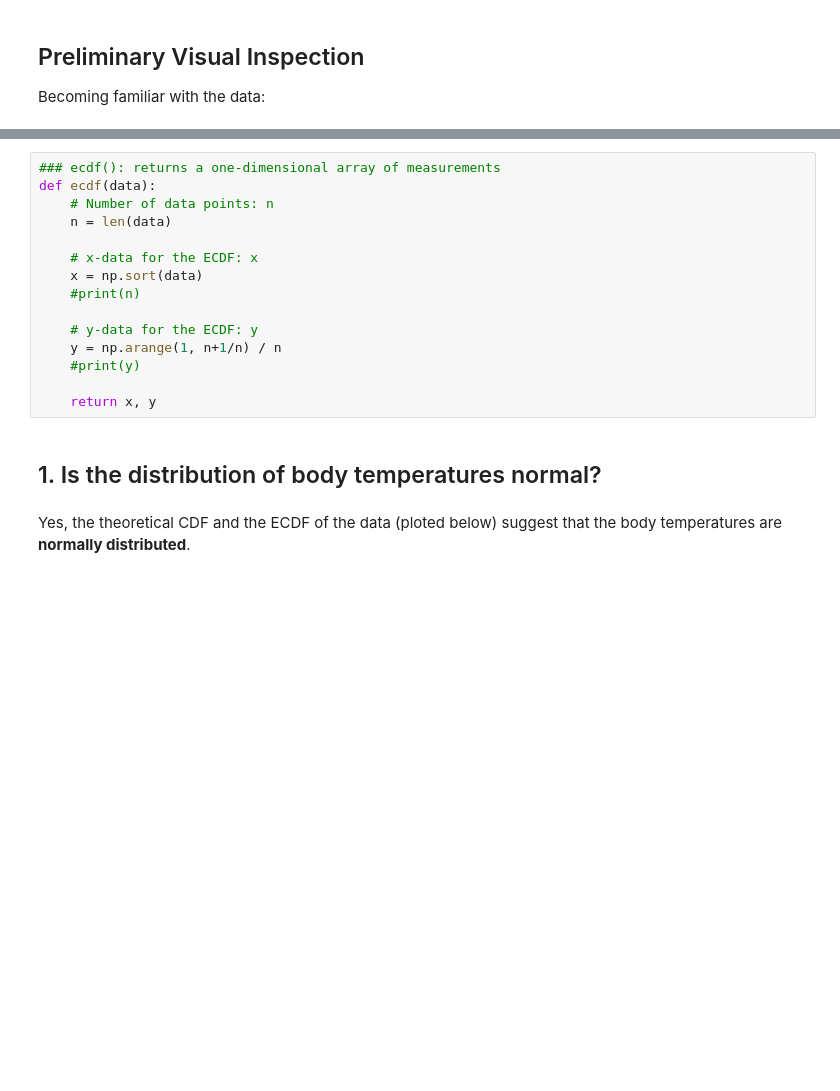
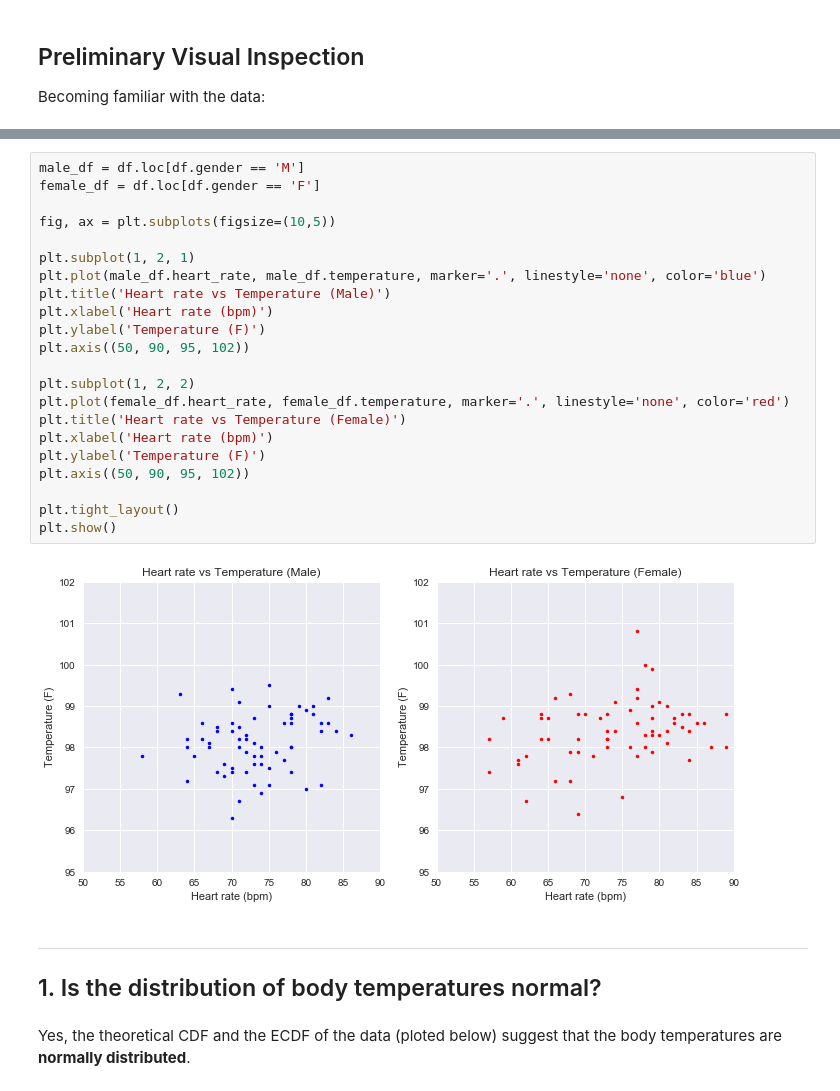
Before and after one commit to karlphillip/DataScience, a Jupyter notebook: Mini Projects/human_body_temperature_using_eda/sliderule_dsi_inferential_statistics_exercise_1.ipynb, the cells around one changed output, grey strips where cells are left out. Drawn from its saved outputs; the diff is of its cells as text; blank space fills up the shorter version.

```diff
--- a/Mini Projects/human_body_temperature_using_eda/sliderule_dsi_inferential_statistics_exercise_1.ipynb
+++ b/Mini Projects/human_body_temperature_using_eda/sliderule_dsi_inferential_statistics_exercise_1.ipynb
@@ -102,19 +105,29 @@ plt.show()
-# %%
-### ecdf(): returns a one-dimensional array of measurements
-def ecdf(data):
-    # Number of data points: n
-    n = len(data)
-
-    # x-data for the ECDF: x
-    x = np.sort(data)
-    #print(n)
-
-    # y-data for the ECDF: y
-    y = np.arange(1, n+1/n) / n
-    #print(y)
-
-    return x, y
+# %%
+male_df = df.loc[df.gender == 'M']
+female_df = df.loc[df.gender == 'F']
+
+fig, ax = plt.subplots(figsize=(10,5))
+
+plt.subplot(1, 2, 1)
+plt.plot(male_df.heart_rate, male_df.temperature, marker='.', linestyle='none', color='blue')
+plt.title('Heart rate vs Temperature (Male)')
+plt.xlabel('Heart rate (bpm)')
+plt.ylabel('Temperature (F)')
+plt.axis((50, 90, 95, 102))
+
+plt.subplot(1, 2, 2)
+plt.plot(female_df.heart_rate, female_df.temperature, marker='.', linestyle='none', color='red')
+plt.title('Heart rate vs Temperature (Female)')
+plt.xlabel('Heart rate (bpm)')
+plt.ylabel('Temperature (F)')
+plt.axis((50, 90, 95, 102))
+
+plt.tight_layout()
+plt.show()
+# %% [output]
+[figure, added]
 # %% [markdown]
+---
 ## 1. Is the distribution of body temperatures normal?
 # %% [markdown]
 Yes, the theoretical CDF and the ECDF of the data (ploted below) suggest that the body temperatures are **normally distributed**.
```
Also changed, not shown: parts of 40 cells of this notebook.
